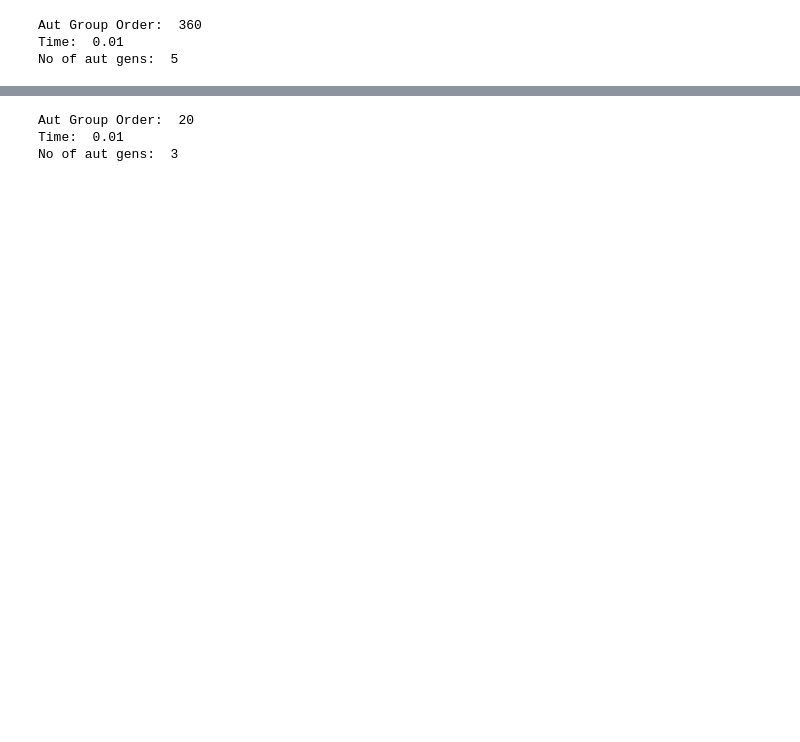
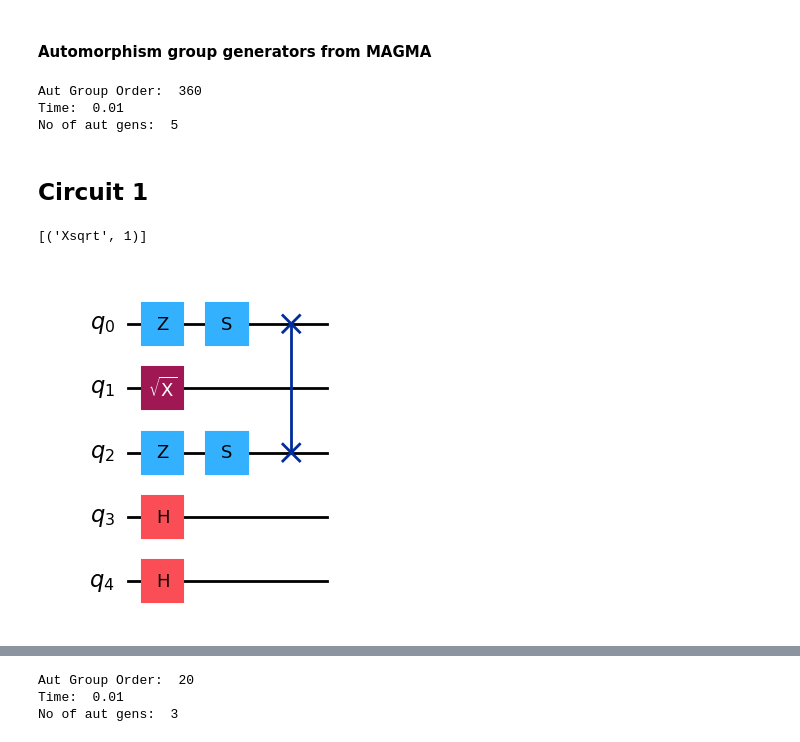
Before and after one commit to hsayginel/autqec, a Jupyter notebook: examples/[[5,1,3]].ipynb, the cells around one changed output, grey strips where cells are left out. Drawn from its saved outputs; the diff is of its cells as text; code cells hidden in the pictures; blank space fills up the shorter version.

```diff
--- a/examples/[[5,1,3]].ipynb
+++ b/examples/[[5,1,3]].ipynb
@@ -23,3 +23,5 @@ G,LX,LZ,D = compute_standard_form(H_symp)
+# %% [markdown]
+#### Automorphism group generators from MAGMA
 # %%
 #code_auts_dict = qec_code_auts_from_magma_with_intersection(n,k,d,H_symp).run(fileroot='./auts_data/')
 filename = f'./auts_data/auts_n{n}k{k}d{d}.pkl'
@@ -41,0 +52,11 @@ circ = act.run()
+# %% [markdown]
+## Circuit 1
+# %%
+# physical circuit
+circ = circuits[0]
+print(circ[0])
+qc = construct_circuit(circ[1], n)
+qc.draw(output='mpl')
+# %% [output]
+[('Xsqrt', 1)]
+[figure, added]
```
Also changed, not shown: parts of 28 cells of this notebook, 3 other files.
